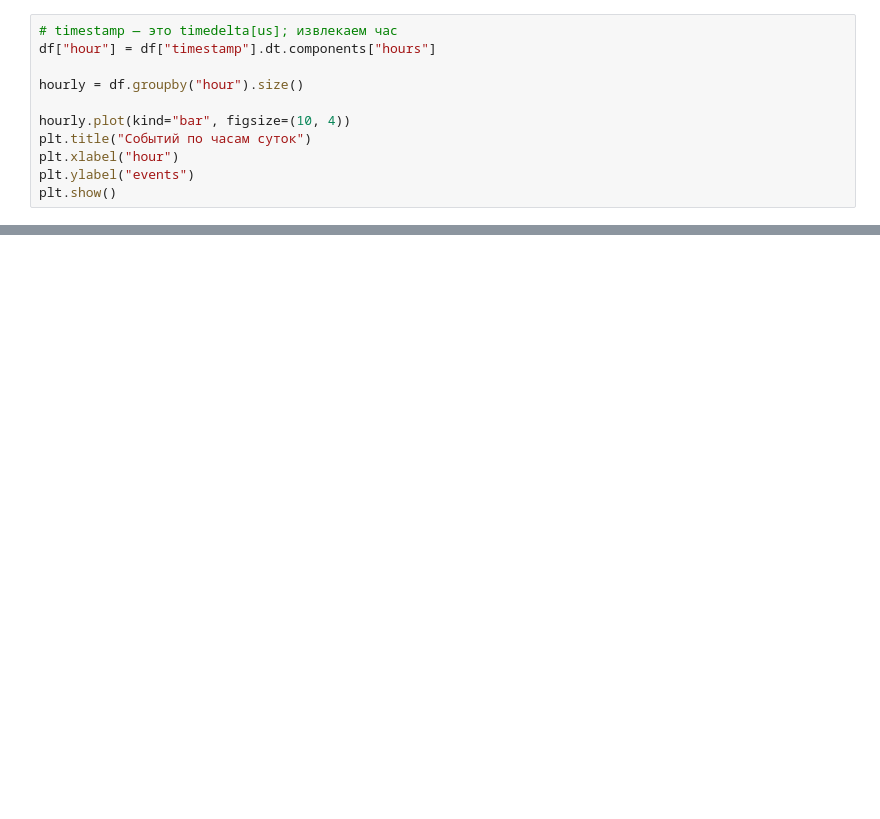
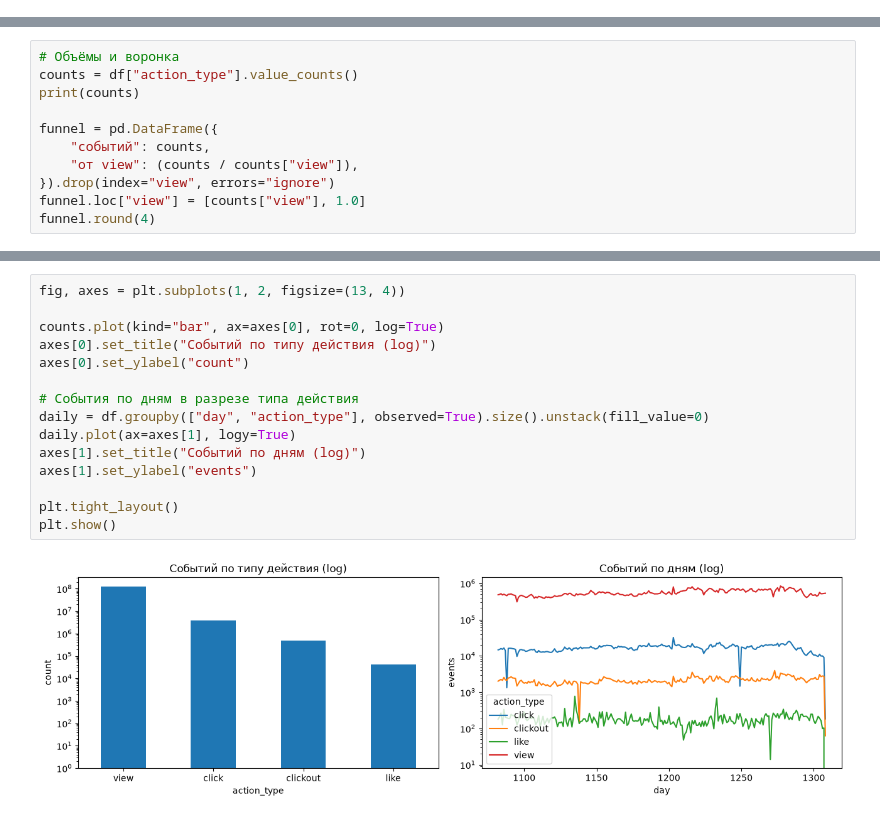
Before and after one commit to Phoenix377ss/RecSys_HSE, a Jupyter notebook: notebooks/1_EDA.ipynb, the cells around one changed output, grey strips where cells are left out. Saved outputs shown, nothing was run; the diff lists cells and outputs as text; blank space fills up the shorter version.

```diff
--- a/notebooks/1_EDA.ipynb
+++ b/notebooks/1_EDA.ipynb
@@ -441,11 +0,0 @@ plt.show()
-# %%
-# timestamp — это timedelta[us]; извлекаем час
-df["hour"] = df["timestamp"].dt.components["hours"]
-
-hourly = df.groupby("hour").size()
-
-hourly.plot(kind="bar", figsize=(10, 4))
-plt.title("Событий по часам суток")
-plt.xlabel("hour")
-plt.ylabel("events")
-plt.show()
@@ -676,0 +64,11 @@ if existing_columns:
+# %%
+# Объёмы и воронка
+counts = df["action_type"].value_counts()
+print(counts)
+
+funnel = pd.DataFrame({
+    "событий": counts,
+    "от view": (counts / counts["view"]),
+}).drop(index="view", errors="ignore")
+funnel.loc["view"] = [counts["view"], 1.0]
+funnel.round(4)
@@ -676,0 +88,17 @@ if existing_columns:
+# %%
+fig, axes = plt.subplots(1, 2, figsize=(13, 4))
+
+counts.plot(kind="bar", ax=axes[0], rot=0, log=True)
+axes[0].set_title("Событий по типу действия (log)")
+axes[0].set_ylabel("count")
+
+# События по дням в разрезе типа действия
+daily = df.groupby(["day", "action_type"], observed=True).size().unstack(fill_value=0)
+daily.plot(ax=axes[1], logy=True)
+axes[1].set_title("Событий по дням (log)")
+axes[1].set_ylabel("events")
+
+plt.tight_layout()
+plt.show()
+# %% [output]
+[figure, added]
```
Also changed, not shown: parts of 67 cells of this notebook, 4 other files.
